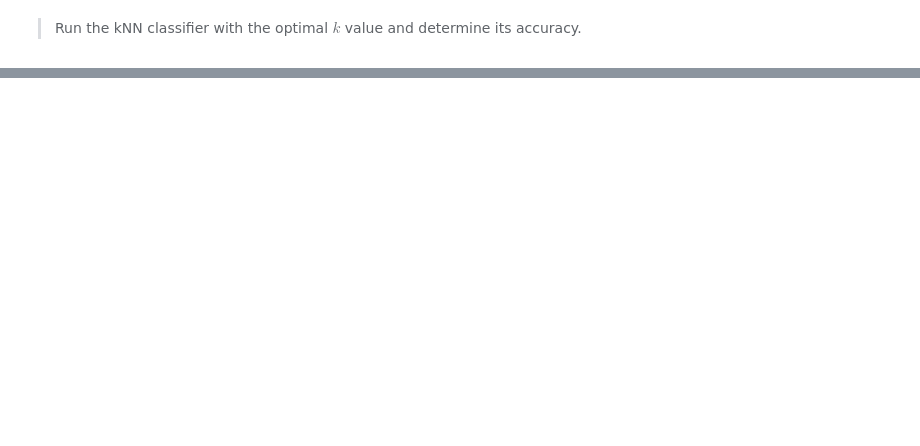
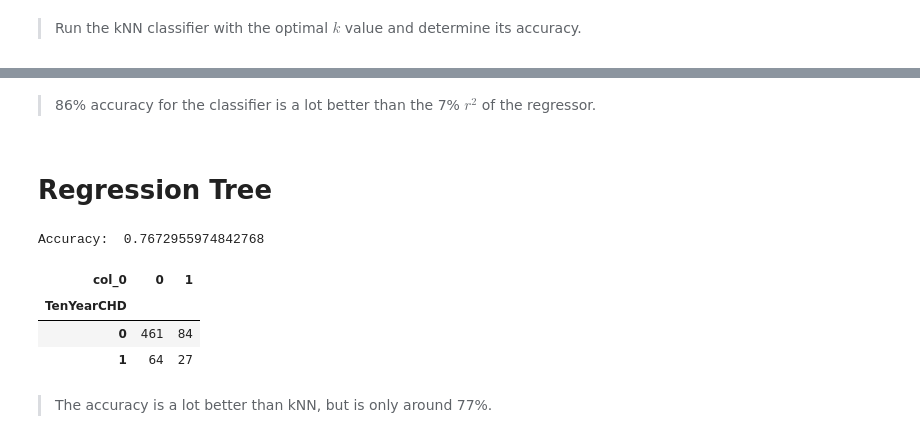
Before and after one commit to farhaniwnl/project_chd_crg3ts, a Jupyter notebook: drafting.ipynb, the cells around one changed output, grey strips where cells are left out. Saved outputs shown, nothing was run; the diff lists cells and outputs as text; code cells hidden in the pictures; blank space fills up the shorter version.

Commit message:
added stuff to EDA and added Regression Tree

```diff
--- a/drafting.ipynb
+++ b/drafting.ipynb
@@ -259,0 +272,24 @@ Accuracy:  0.06937306768155393
+# %% [markdown]
+> 86% accuracy for the classifier is a lot better than the 7% $r^2$ of the regressor.
+# %% [markdown]
+# Regression Tree
+# %%
+cart = DecisionTreeClassifier()
+cart = cart.fit(X_train, y_train)
+
+y_hat = cart.predict(X_test)
+
+## Confusion Matrix
+tab = pd.crosstab(y_test,y_hat) # Compute confusion matrix
+acc = (tab.iloc[0,0]+tab.iloc[1,1])/(tab.iloc[0,0]+tab.iloc[1,1]+tab.iloc[0,1]+tab.iloc[1,0]) # Compute Accuracy
+
+print('Accuracy: ', acc, '\n')
+pd.crosstab(y_test,y_hat)
+# %% [output]
+Accuracy:  0.7672955974842768
+| col_0 | 0 | 1 |
+| TenYearCHD |  |  |
+| 0 | 461 | 84 |
+| 1 | 64 | 27 |
+# %% [markdown]
+> The accuracy is a lot better than kNN, but is only around 77%.
```
Also changed, not shown: parts of 7 cells of this notebook.
